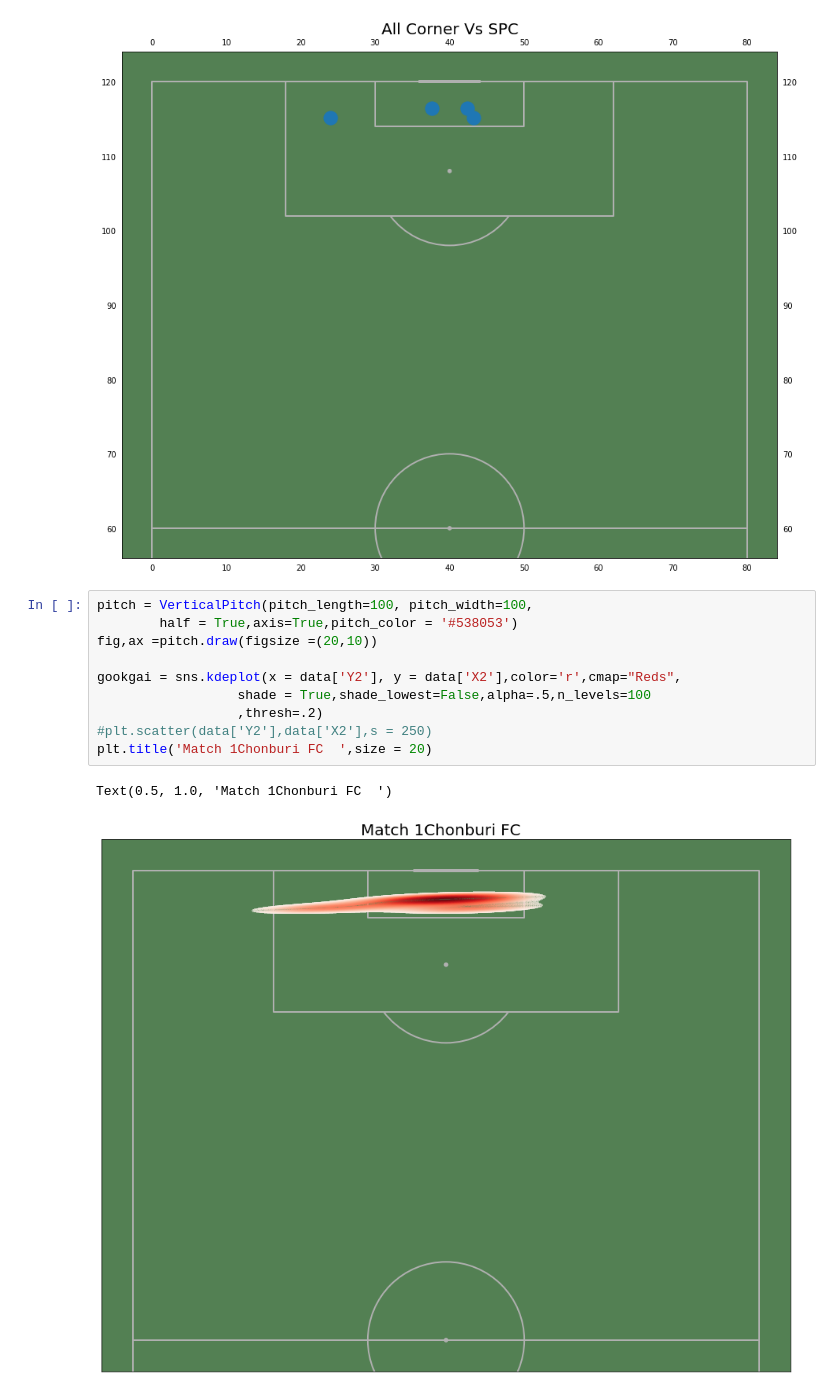
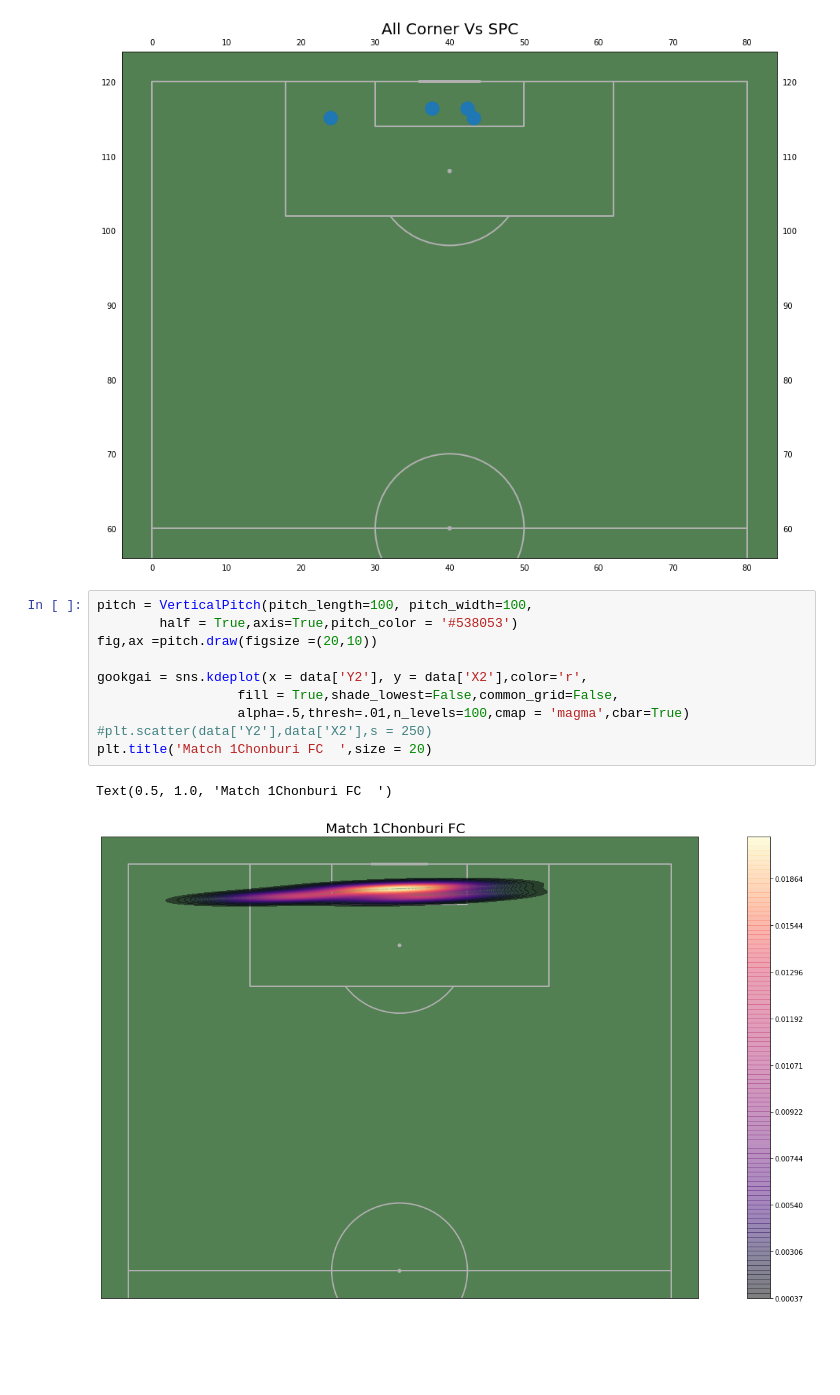
Before and after one commit to GookGai/Football_Thaileague_Analysis, a Jupyter notebook: Thaileague2021/CFC/Match1_BGPU.ipynb, the cells around one changed output. Cells and saved outputs as stored; diff of their text form; blank space fills up the shorter version.

```diff
--- a/Thaileague2021/CFC/Match1_BGPU.ipynb
+++ b/Thaileague2021/CFC/Match1_BGPU.ipynb
@@ -37,13 +37,13 @@ Text(0.5, 1.0, 'All Corner Vs SPC')
 # %%
 pitch = VerticalPitch(pitch_length=100, pitch_width=100,
         half = True,axis=True,pitch_color = '#538053')
 fig,ax =pitch.draw(figsize =(20,10))
 
-gookgai = sns.kdeplot(x = data['Y2'], y = data['X2'],color='r',cmap="Reds",
-                  shade = True,shade_lowest=False,alpha=.5,n_levels=100
-                  ,thresh=.2)
+gookgai = sns.kdeplot(x = data['Y2'], y = data['X2'],color='r',
+                  fill = True,shade_lowest=False,common_grid=False,
+                  alpha=.5,thresh=.01,n_levels=100,cmap = 'magma',cbar=True)
 #plt.scatter(data['Y2'],data['X2'],s = 250)
 plt.title('Match 1Chonburi FC  ',size = 20)
 # %% [output]
 Text(0.5, 1.0, 'Match 1Chonburi FC  ')
-[figure, old version]
+[figure, new version]
```
